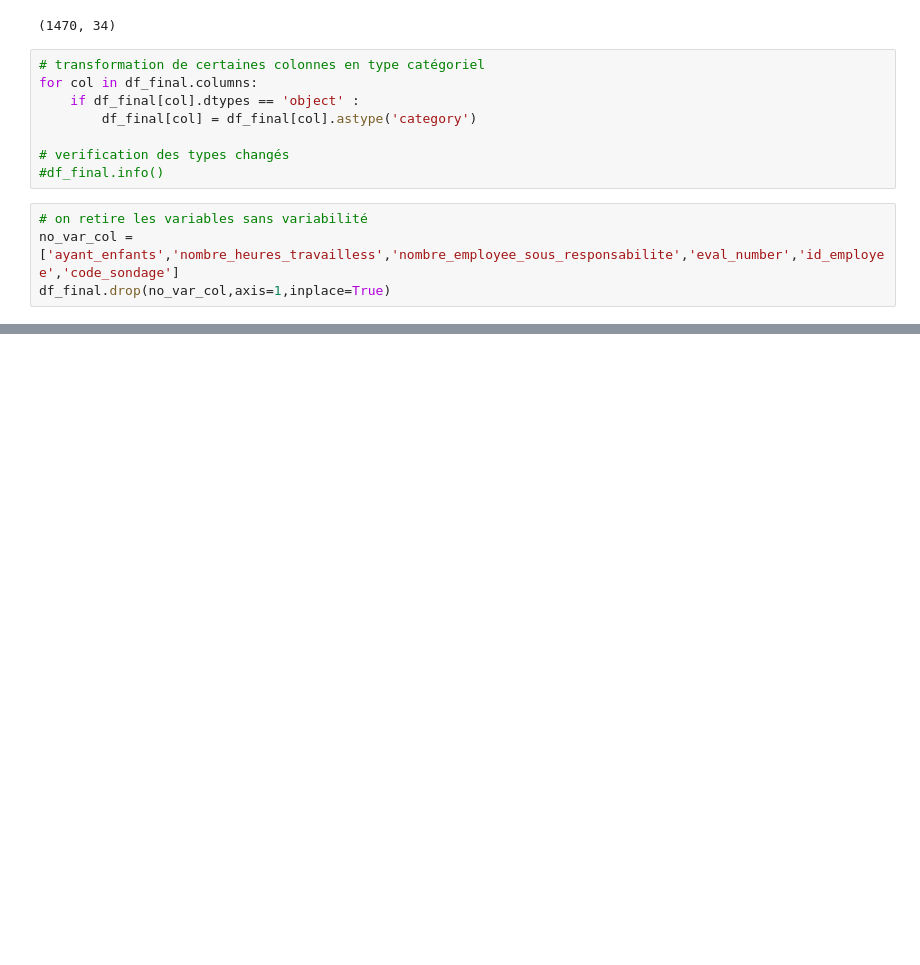
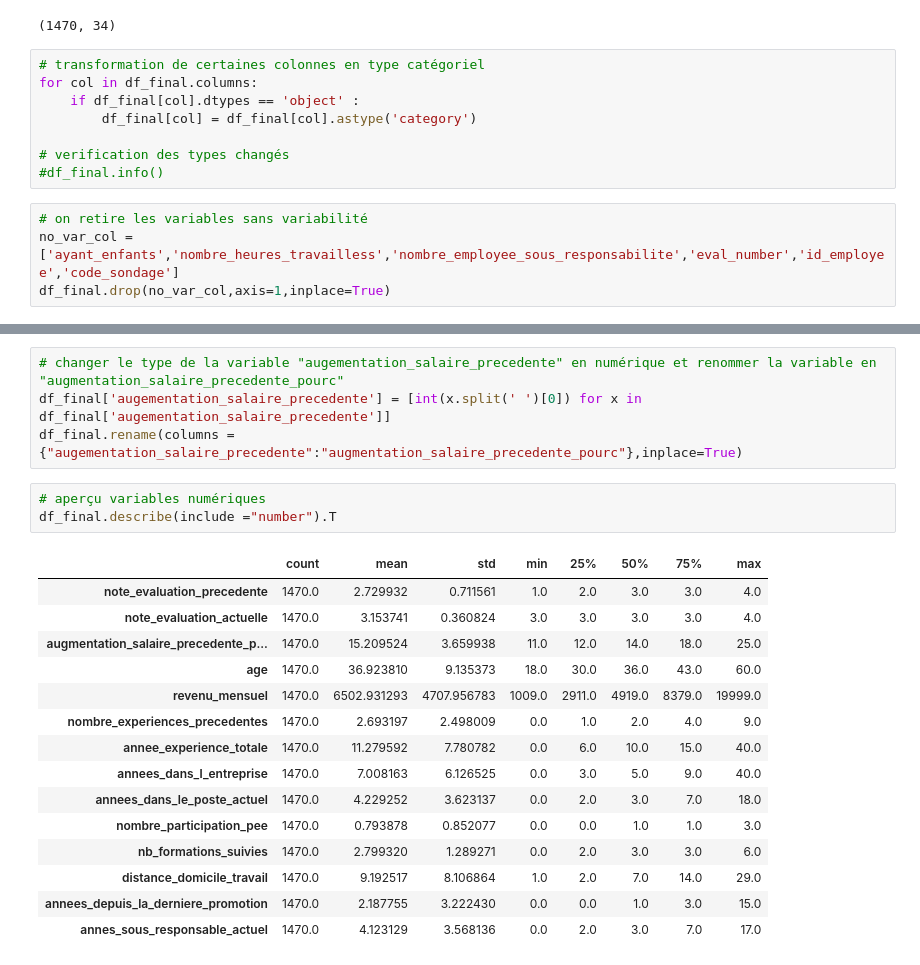
Before and after one commit to AIEngOc2025/Projet4, a Jupyter notebook: Developpement/classification_informations.ipynb, the cells around one changed output, grey strips where cells are left out. Drawn from its saved outputs; the diff is of its cells as text; blank space fills up the shorter version.

Commit message:
nettoyage, ch de type  et final_ dataset

```diff
--- a/Developpement/classification_informations.ipynb
+++ b/Developpement/classification_informations.ipynb
@@ -755,0 +849,23 @@ categorical_features = df_filtered.select_dtypes(include="category").columns.tol
+# %%
+# changer le type de la variable "augementation_salaire_precedente" en numérique et renommer la variable en "augmentation_salaire_precedente_pourc"
+df_final['augementation_salaire_precedente'] = [int(x.split(' ')[0]) for x in df_final['augementation_salaire_precedente']]
+df_final.rename(columns = {"augementation_salaire_precedente":"augmentation_salaire_precedente_pourc"},inplace=True)
+# %%
+# aperçu variables numériques
+df_final.describe(include ="number").T
+# %% [output]
+|  | count | mean | std | min | 25% | 50% | 75% | max |
+| note_evaluation_precedente | 1470.0 | 2.729932 | 0.711561 | 1.0 | 2.0 | 3.0 | 3.0 | 4.0 |
+| note_evaluation_actuelle | 1470.0 | 3.153741 | 0.360824 | 3.0 | 3.0 | 3.0 | 3.0 | 4.0 |
+| augmentation_salaire_precedente_p... | 1470.0 | 15.209524 | 3.659938 | 11.0 | 12.0 | 14.0 | 18.0 | 25.0 |
+| age | 1470.0 | 36.923810 | 9.135373 | 18.0 | 30.0 | 36.0 | 43.0 | 60.0 |
+| revenu_mensuel | 1470.0 | 6502.931293 | 4707.956783 | 1009.0 | 2911.0 | 4919.0 | 8379.0 | 19999.0 |
+| nombre_experiences_precedentes | 1470.0 | 2.693197 | 2.498009 | 0.0 | 1.0 | 2.0 | 4.0 | 9.0 |
+| annee_experience_totale | 1470.0 | 11.279592 | 7.780782 | 0.0 | 6.0 | 10.0 | 15.0 | 40.0 |
+| annees_dans_l_entreprise | 1470.0 | 7.008163 | 6.126525 | 0.0 | 3.0 | 5.0 | 9.0 | 40.0 |
+| annees_dans_le_poste_actuel | 1470.0 | 4.229252 | 3.623137 | 0.0 | 2.0 | 3.0 | 7.0 | 18.0 |
+| nombre_participation_pee | 1470.0 | 0.793878 | 0.852077 | 0.0 | 0.0 | 1.0 | 1.0 | 3.0 |
+| nb_formations_suivies | 1470.0 | 2.799320 | 1.289271 | 0.0 | 2.0 | 3.0 | 3.0 | 6.0 |
+| distance_domicile_travail | 1470.0 | 9.192517 | 8.106864 | 1.0 | 2.0 | 7.0 | 14.0 | 29.0 |
+| annees_depuis_la_derniere_promotion | 1470.0 | 2.187755 | 3.222430 | 0.0 | 0.0 | 1.0 | 3.0 | 15.0 |
+| annes_sous_responsable_actuel | 1470.0 | 4.123129 | 3.568136 | 0.0 | 2.0 | 3.0 | 7.0 | 17.0 |
```
Also changed, not shown: parts of 19 cells of this notebook.
